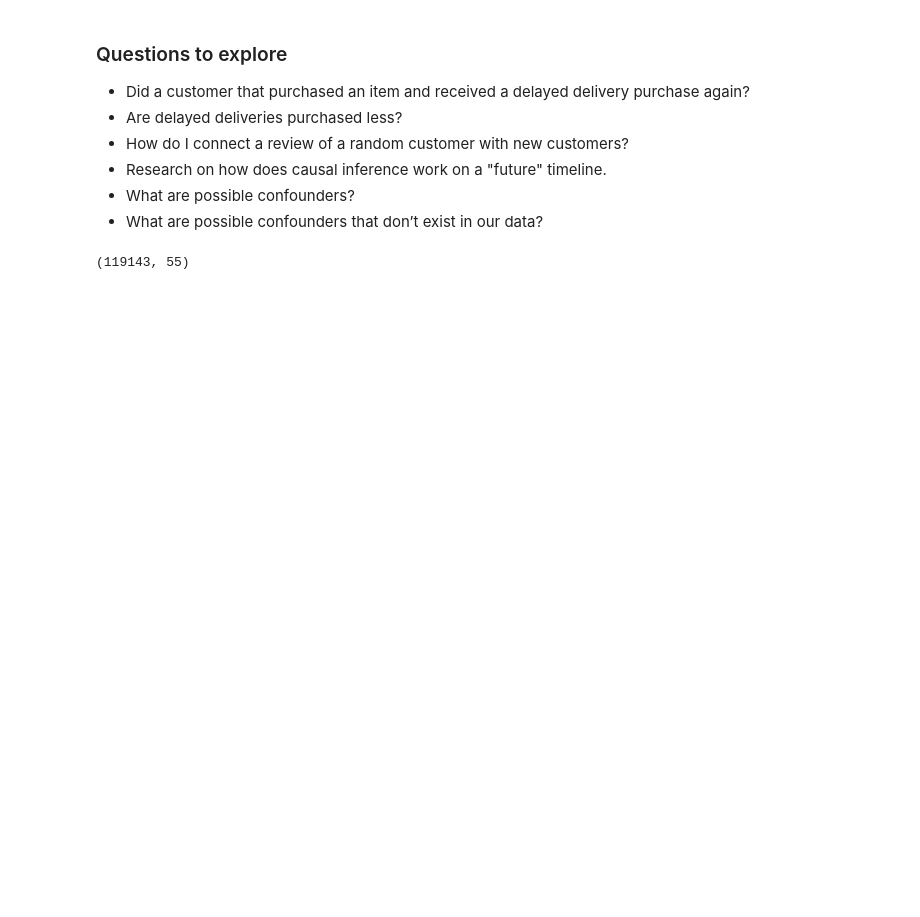
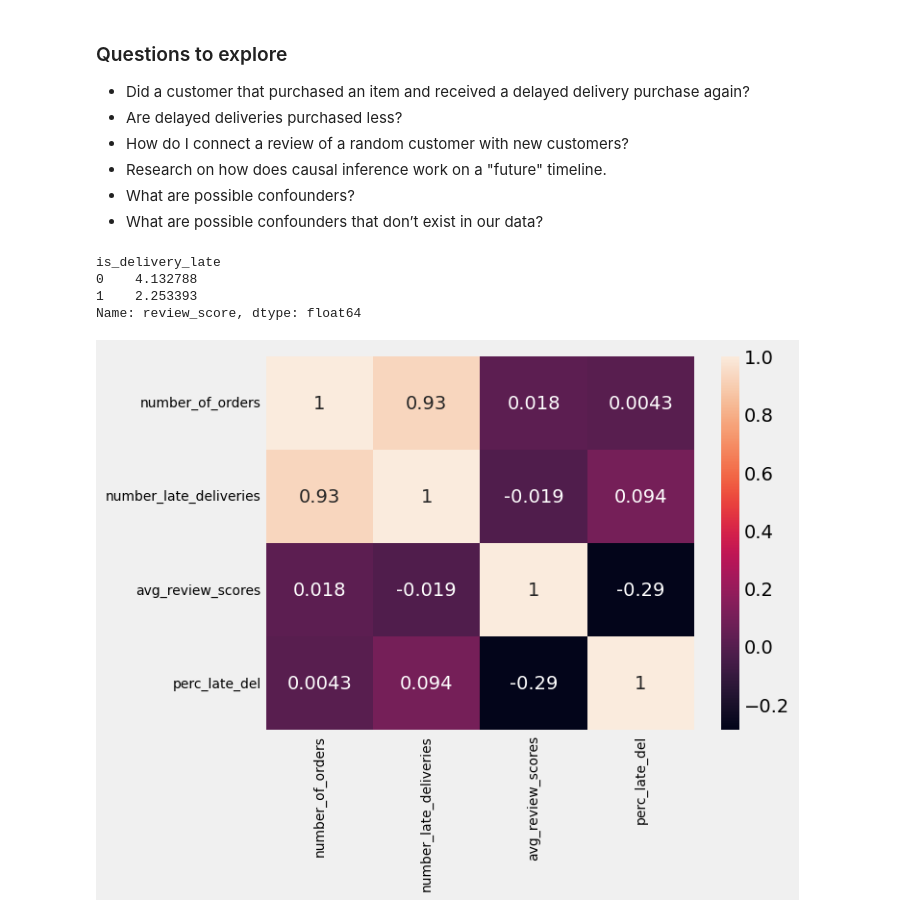
Before and after one commit to menni99/causal-attribution-analysis, a Jupyter notebook: dev/data-exploration-jh.ipynb, the cells around one changed output. Drawn from its saved outputs; the diff is of its cells as text; code cells hidden in the pictures; blank space fills up the shorter version.

```diff
--- a/dev/data-exploration-jh.ipynb
+++ b/dev/data-exploration-jh.ipynb
@@ -6,6 +6,11 @@ sys.path.append('../')
 # other
 import pandas as pd
 import numpy as np
+import matplotlib.pyplot as plt
+import plotly.express as px
+import seaborn as sns
 
 # utils
-from src.data.make_dataset import load_data#, merge_all_datasets
+from src.data.make_dataset import load_data, merge_all_datasets
+pd.set_option('display.max_columns', None)
+plt.style.use('fivethirtyeight')
@@ -57,3 +33,15 @@ def merge_all_datasets(olist_customers_df: pd.DataFrame,
+# %%
+# Merging into one
+df = merge_all_datasets(olist_customers_df,
+                       olist_geolocation_df,
+                       olist_order_items_df,
+                       olist_order_payments_df,
+                       olist_order_reviews_df,
+                       olist_orders_df,
+                       olist_products_df,
+                       olist_sellers_df,
+                       olist_closed_deals_df,
+                       olist_marketing_qualified_leads_df)
 # %% [markdown]
 ### Questions to explore
 
@@ -64,15 +52,34 @@ def merge_all_datasets(olist_customers_df: pd.DataFrame,
 - What are possible confounders?
 - What are possible confounders that don’t exist in our data?
 # %%
+#### Average difference in ratings between those deliveries that were late and those that were on time
+
 df['order_delivered_customer_date'] = pd.to_datetime(df['order_delivered_customer_date'])
 df['order_estimated_delivery_date'] = pd.to_datetime(df['order_estimated_delivery_date'])
-
-df['late_delivery_in_days'] = (df['order_delivered_customer_date'] \
-                                            - df['order_estimated_delivery_date']).dt.days
+df['order_purchase_timestamp'] = pd.to_datetime(df['order_purchase_timestamp'])
+df['late_delivery_in_days'] = (df['order_delivered_customer_date'] - df['order_estimated_delivery_date']).dt.days
 
 # if late_delivery_in_days > 0, then delivery was late
 df['is_delivery_late'] = np.where(df['late_delivery_in_days'] > 0, 1, 0)
+df.groupby("is_delivery_late")['review_score'].mean()
+# %% [output]
+is_delivery_late
+0    4.132788
+1    2.253393
+Name: review_score, dtype: float64
-# %%
-df.shape
-# %% [output]
-(119143, 55)
+# %%
+####  Do average review score correlate with late deliveries?
+
+agg_df = df.groupby('seller_id').agg(
+        number_of_orders=('order_id', 'count'),
+        number_late_deliveries=('is_delivery_late', 'sum'),
+        avg_review_scores=('review_score', 'mean'))\
+        .reset_index().sort_values(by='number_late_deliveries', ascending=False)
+
+agg_df['perc_late_del'] = agg_df['number_late_deliveries'] / agg_df['number_of_orders']
+sns.heatmap(agg_df.iloc[:,1:].corr(), annot=True)
+plt.xticks(fontsize=10)
+plt.yticks(fontsize=10)
+plt.show()
+# %% [output]
+[figure, added]
```
Also changed, not shown: parts of 7 cells of this notebook.
